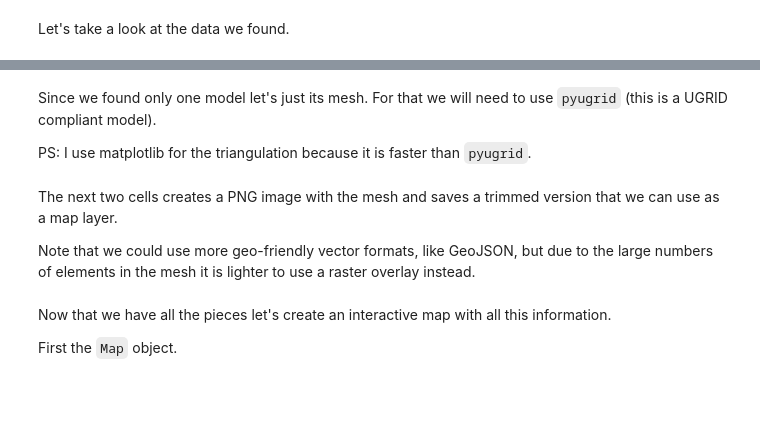
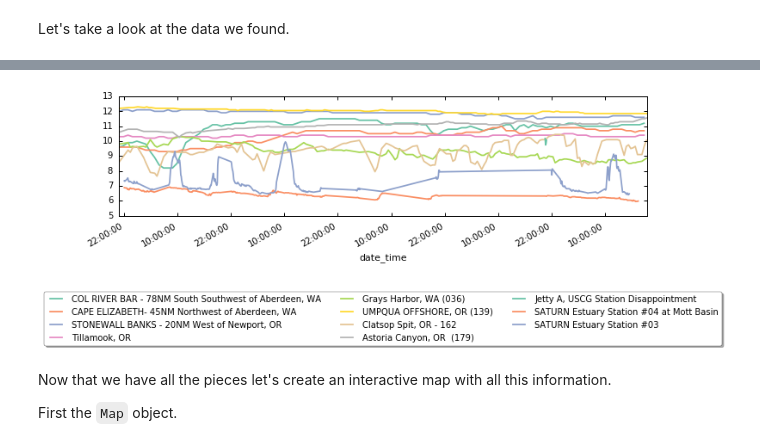
Before and after one commit to ocefpaf/sscsw, a Jupyter notebook: IOOS_data_demo.ipynb, the cells around one changed output, grey strips where cells are left out. Cells and saved outputs as stored; diff of their text form; code cells hidden in the pictures; blank space fills up the shorter version.

```diff
--- a/IOOS_data_demo.ipynb
+++ b/IOOS_data_demo.ipynb
@@ -13,2 +29,0 @@ stop = now + timedelta(days=4)
-# %%
-bbox = [-125, 44.583, -123.75, 47]
@@ -218,5 +215,0 @@ mod_name, model_full_name = get_model_name(cube, url)
-# %% [markdown]
-Since we found only one model let's just its mesh.
-For that we will need to use `pyugrid` (this is a UGRID compliant model).
-
-PS: I use matplotlib for the triangulation because it is faster than `pyugrid`.
@@ -232,21 +215,0 @@ triang = tri.Triangulation(lon, lat, triangles=triangles)
-# %% [markdown]
-The next two cells creates a PNG image with the mesh and saves a trimmed version that we can use as a map layer.
-
-Note that we could use more geo-friendly vector formats, like GeoJSON, but due to the large numbers of elements in the mesh it is lighter to use a raster overlay instead.
-# %%
-import cartopy.crs as ccrs
-import cartopy.feature as cfeature
-
-bounds = lon.min(), lon.max(), lat.min(), lat.max()
-
-def make_map(bbox, projection=ccrs.Mercator()):
-    fig, ax = plt.subplots(subplot_kw=dict(projection=projection))
-    ax.set_extent(bounds)
-    return fig, ax
-
-fig, ax = make_map(bbox, projection=ccrs.PlateCarree())
-kw = dict(linestyle='-', color='darkgray', linewidth=0.5)
-ax.triplot(triang, **kw)
-ax.axis('off')
-
-fig.savefig('mesh.png', transparent=True, dpi=150)
@@ -280,3 +216,38 @@ img = trim('mesh.png')
+# %%
+%matplotlib inline
+from itertools import cycle
+import matplotlib as mpl
+import matplotlib.pyplot as plt
+
+import numpy as np
+
+
+def mpl_palette(cmap, n_colors=6):
+    brewer_qual_pals = {"Accent": 8, "Dark2": 8, "Paired": 12,
+                        "Pastel1": 9, "Pastel2": 8,
+                        "Set1": 9, "Set2": 8, "Set3": 12}
+
+    if cmap.name in brewer_qual_pals:
+        bins = np.linspace(0, 1, brewer_qual_pals[cmap.name])[:n_colors]
+    else:
+        bins = np.linspace(0, 1, n_colors + 2)[1:-1]
+    palette = list(map(tuple, cmap(bins)[:, :3]))
+
+    pal_cycle = cycle(palette)
+    palette = [next(pal_cycle) for _ in range(n_colors)]
+
+    return palette
+
+with mpl.style.context('seaborn-notebook'):
+    fig, ax = plt.subplots(figsize=(11, 2.75))
+    colors = mpl_palette(plt.cm.Set2, n_colors=len(observations))
+    for k, series in enumerate(observations):
+        station_name = series._metadata[0]['name']
+        series.plot(ax=ax, label=station_name, color=colors[k])
+        ax.legend(loc='upper center', bbox_to_anchor=(0.5, -0.6),
+          ncol=3, fancybox=True, shadow=True)
+# %% [output]
+[figure, added]
 # %% [markdown]
 Now that we have all the pieces let's create an interactive map with all this information.
 
```
Also changed, not shown: parts of 42 cells of this notebook, 1 other file.
